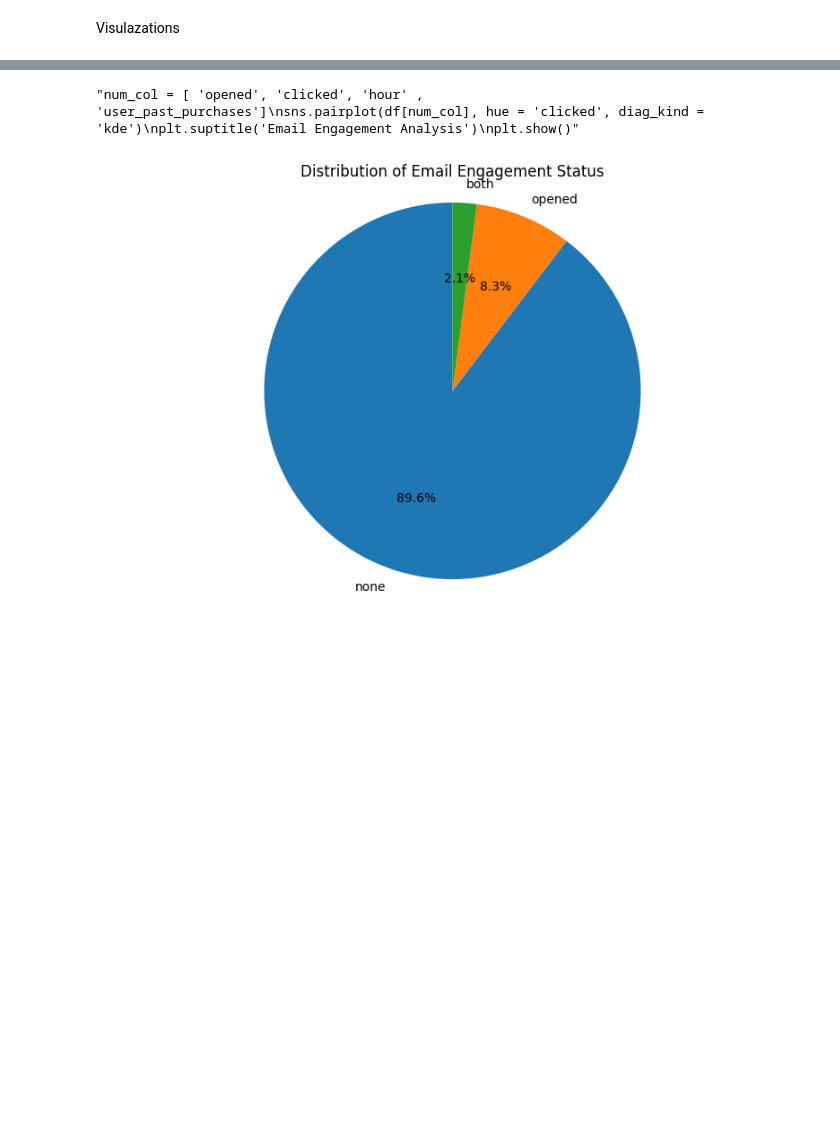
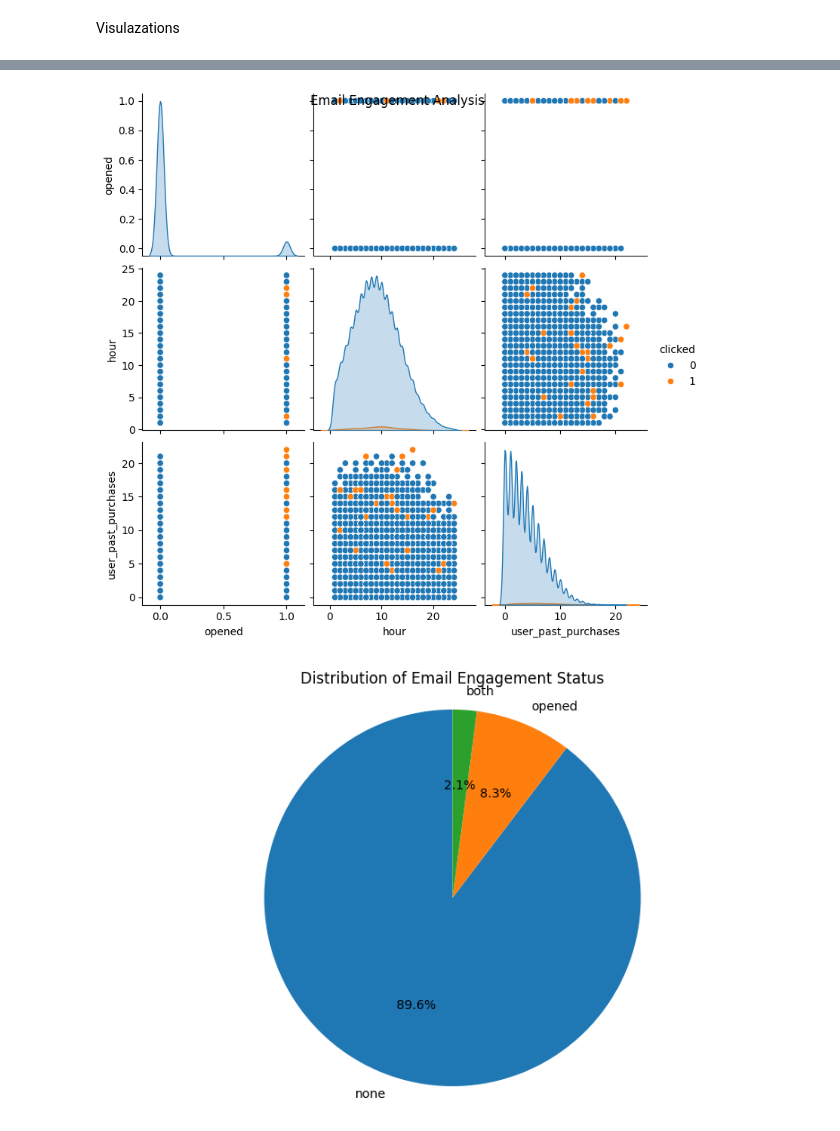
Before and after one commit to anushka3690/Email_marketing, a Jupyter notebook: notebook.ipynb, the cells around one changed output, grey strips where cells are left out. Saved outputs shown, nothing was run; the diff lists cells and outputs as text; code cells hidden in the pictures; blank space fills up the shorter version.

```diff
--- a/notebook.ipynb
+++ b/notebook.ipynb
@@ -184,10 +184,10 @@ df.sample(10)
 # %%
-'''num_col = [ 'opened', 'clicked', 'hour' , 'user_past_purchases']
+num_col = [ 'opened', 'clicked', 'hour' , 'user_past_purchases']
 sns.pairplot(df[num_col], hue = 'clicked', diag_kind = 'kde')
 plt.suptitle('Email Engagement Analysis')
-plt.show()'''
+plt.show()
 # %% [output]
-"num_col = [ 'opened', 'clicked', 'hour' , 'user_past_purchases']\nsns.pairplot(df[num_col], hue = 'clicked', diag_kind = 'kde')\nplt.suptitle('Email Engagement Analysis')\nplt.show()"
+[figure, added]
 # %%
 plt.figure(figsize=(10, 6))
 engagement_counts = df['target_col'].value_counts()
```
Also changed, not shown: parts of 6 cells of this notebook.
